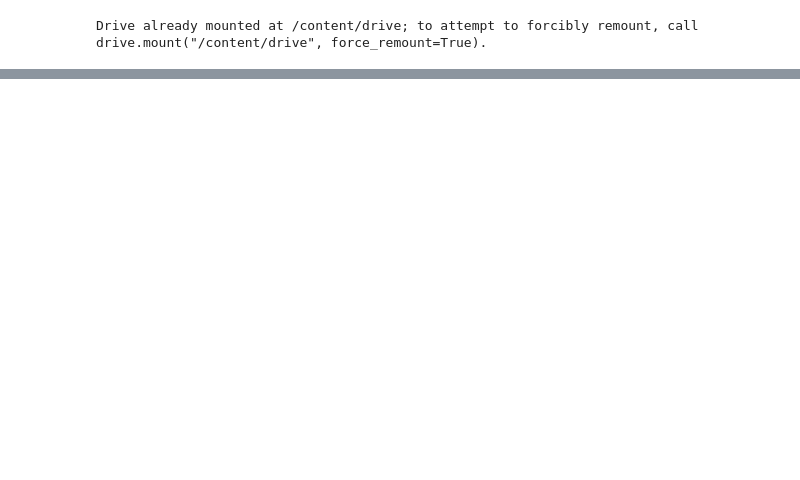
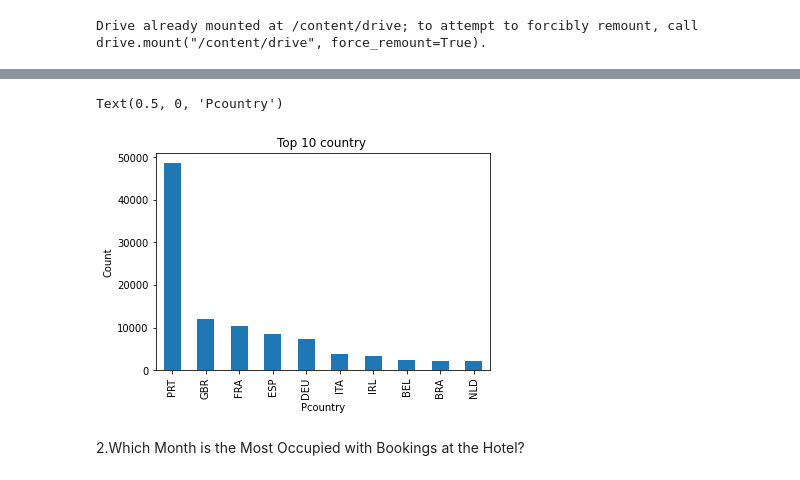
Before and after one commit to prakash4191/project_hotelbooking, a Jupyter notebook: Project_Hotel_Booking.ipynb, the cells around one changed output, grey strips where cells are left out. Cells and saved outputs as stored; diff of their text form; code cells hidden in the pictures; blank space fills up the shorter version.

```diff
--- a/Project_Hotel_Booking.ipynb
+++ b/Project_Hotel_Booking.ipynb
@@ -10,0 +149,5 @@ hb=pd.read_csv('/content/drive/MyDrive/DS/PROJECT/HOTEL BOOKING/Copy of Hotel Bo
+# %%
+hb['children'].fillna(0,inplace=True)
+hb['country'].fillna('xyz',inplace=True)
+# %%
+hb.drop(['agent','company'],axis=1,inplace=True)
@@ -10,0 +198,12 @@ hb=pd.read_csv('/content/drive/MyDrive/DS/PROJECT/HOTEL BOOKING/Copy of Hotel Bo
+# %%
+hb2 = hb["country"].value_counts().head(10)
+hb2.plot(kind='bar')
+
+plt.title('Top 10 country ')
+plt.ylabel('Count')
+plt.xlabel('Pcountry')
+# %% [output]
+Text(0.5, 0, 'Pcountry')
+[figure, added]
+# %% [markdown]
+2.Which Month is the Most Occupied with Bookings at the Hotel?
```
Also changed, not shown: parts of 62 cells of this notebook.
